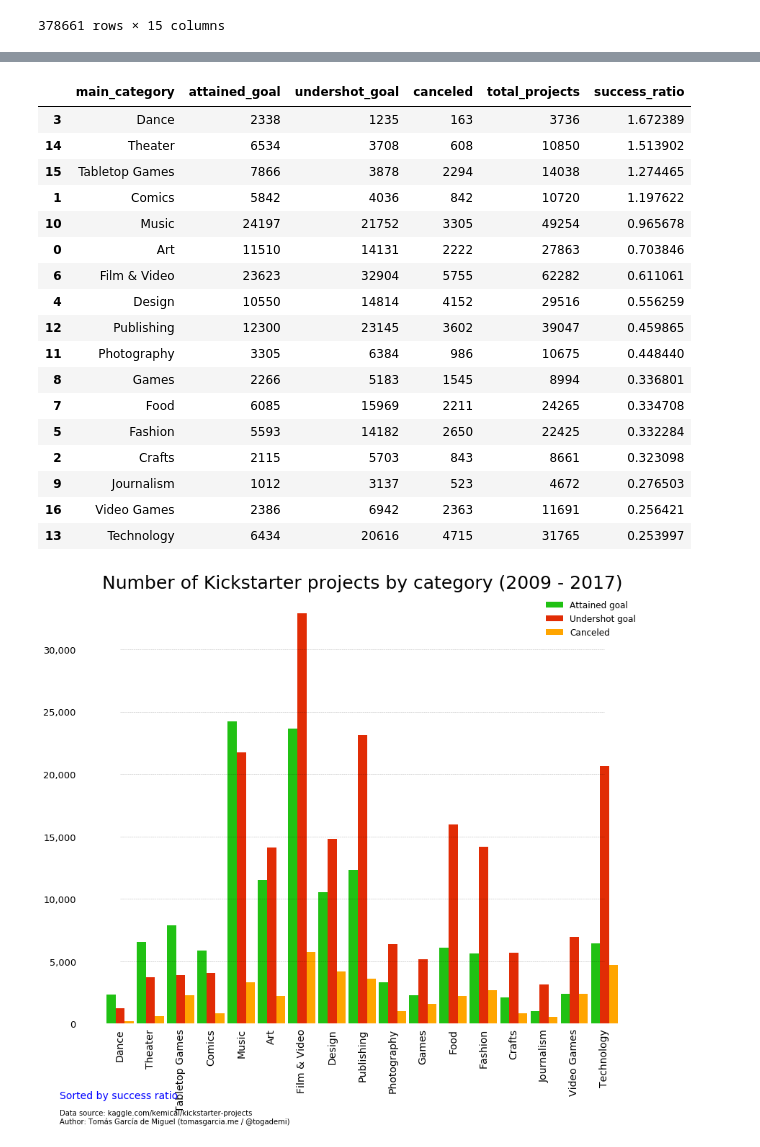
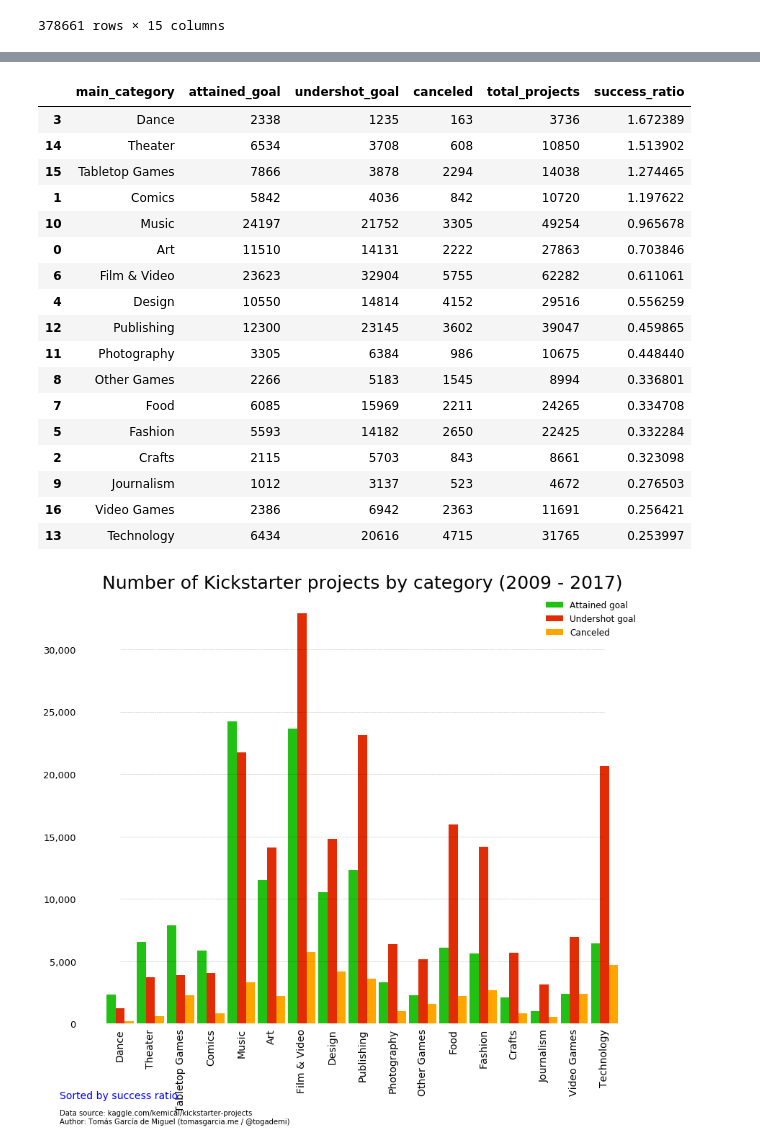
Before and after one commit to togademi/dataviz, a Jupyter notebook: kickstarter.ipynb, the cells around one changed output, grey strips where cells are left out. Drawn from its saved outputs; the diff is of its cells as text; code cells hidden in the pictures.

```diff
--- a/kickstarter.ipynb
+++ b/kickstarter.ipynb
@@ -76,34 +76,37 @@ for main_category in main_categories:
     categories_df.loc[categories_df['main_category'] == main_category, 'canceled'] = items_in_category(df_minus_video_tabletop, main_category, 'canceled', True)
 
 for game in games:
     games_df.loc[games_df['main_category'] == game, 'attained_goal'] = items_in_category(data, game, 'successful', False)
     games_df.loc[games_df['main_category'] == game, 'undershot_goal'] = items_in_category(data, game, 'failed', False)
     games_df.loc[games_df['main_category'] == game, 'canceled'] = items_in_category(data, game, 'canceled', False)
 
 categories_df = categories_df.append(games_df, ignore_index=True)
 
 # Create new column for total number of projects
 categories_df['total_projects'] = categories_df.apply(lambda row: row.attained_goal + row.undershot_goal + row.canceled, axis=1)
 
 # Create new column for success ratio
 categories_df['success_ratio'] = categories_df.apply(lambda row: (row.attained_goal) / (row.undershot_goal + row.canceled), axis=1)
 
 # Sort by success ratio
 categories_df = categories_df.sort_values('success_ratio', ascending=False)
+
+# Change "Games" label for "Other Games"
+categories_df.loc[8, 'main_category'] = "Other Games"
 categories_df
 # %% [output]
 |  | main_category | attained_goal | undershot_goal | canceled | total_projects | success_ratio |
 | 3 | Dance | 2338 | 1235 | 163 | 3736 | 1.672389 |
 | 14 | Theater | 6534 | 3708 | 608 | 10850 | 1.513902 |
 | 15 | Tabletop Games | 7866 | 3878 | 2294 | 14038 | 1.274465 |
 | 1 | Comics | 5842 | 4036 | 842 | 10720 | 1.197622 |
 | 10 | Music | 24197 | 21752 | 3305 | 49254 | 0.965678 |
 | 0 | Art | 11510 | 14131 | 2222 | 27863 | 0.703846 |
 | 6 | Film & Video | 23623 | 32904 | 5755 | 62282 | 0.611061 |
 | 4 | Design | 10550 | 14814 | 4152 | 29516 | 0.556259 |
 | 12 | Publishing | 12300 | 23145 | 3602 | 39047 | 0.459865 |
 | 11 | Photography | 3305 | 6384 | 986 | 10675 | 0.448440 |
-| 8 | Games | 2266 | 5183 | 1545 | 8994 | 0.336801 |
+| 8 | Other Games | 2266 | 5183 | 1545 | 8994 | 0.336801 |
 | 7 | Food | 6085 | 15969 | 2211 | 24265 | 0.334708 |
 | 5 | Fashion | 5593 | 14182 | 2650 | 22425 | 0.332284 |
 | 2 | Crafts | 2115 | 5703 | 843 | 8661 | 0.323098 |
@@ -135,11 +138,11 @@ ax.spines["bottom"].set_visible(False)
 ax.spines["right"].set_visible(False)
 ax.spines["left"].set_visible(False)
 
-# Provide tick lines across the plot to help your viewers trace along
+# Provide tick lines across the plot
 for y in range(5000, 35000, 5000):
     plt.plot(range(17), [y] * 17, "--", lw=0.5, color="black", alpha=0.3)
 
-# Remove the tick marks; they are unnecessary with the tick lines we just plotted.
+# Remove the tick marks
 plt.tick_params(axis="both", which="both", top=False,
                 left=False, bottom=False, right=False, labelleft=True)
 
@@ -152,7 +155,7 @@ plt.text(-2, -8000, "Data source: kaggle.com/kemical/kickstarter-projects"
        "\nAuthor: Tomás García de Miguel (tomasgarcia.me / @togademi)", fontsize=10)
 
 figure = plt.gcf()
-plt.savefig('graph2.png', dpi=300, bbox_inches="tight")
+plt.savefig('graph.png', dpi=300, bbox_inches="tight")
 plt.show()
 # %% [output]
-[figure, old version]
+[figure, new version]
```
Also changed, not shown: parts of 1 cell of this notebook.
